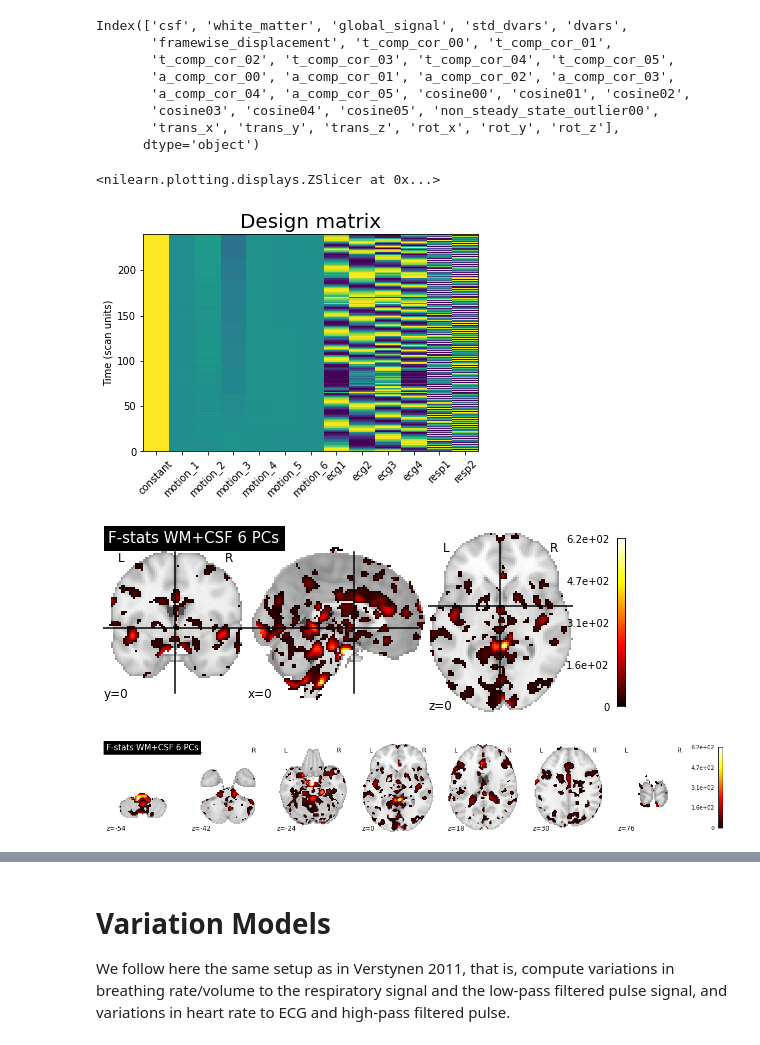
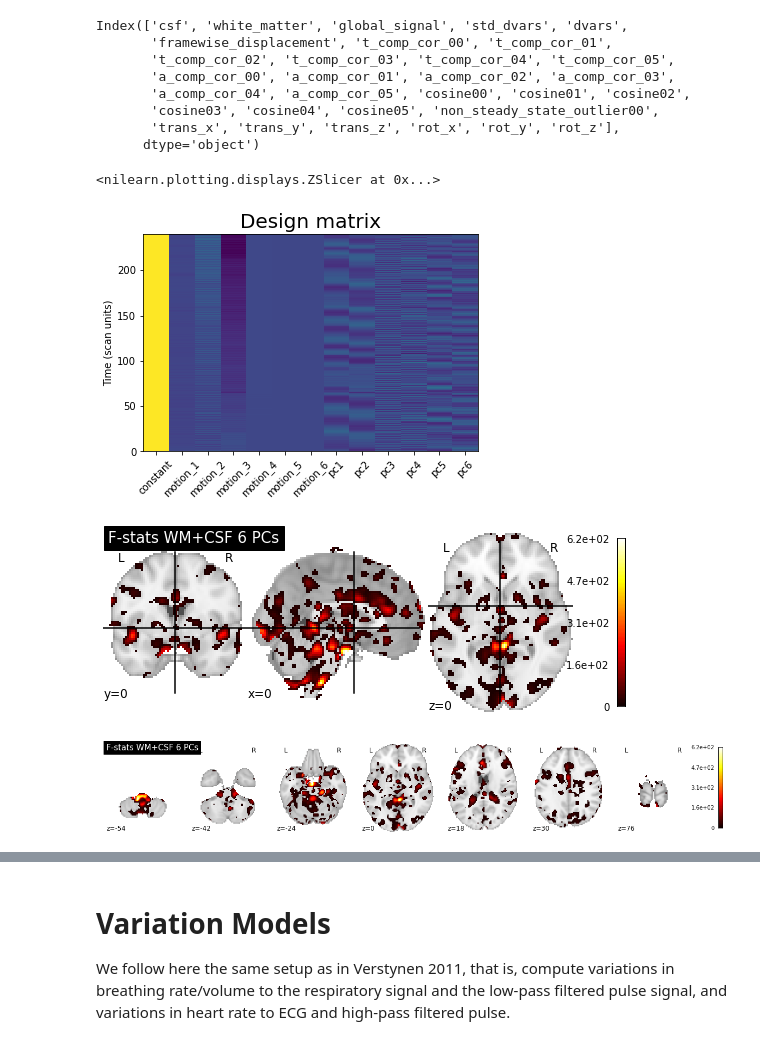
Before and after one commit to CoAxLab/niphlem, a Jupyter notebook: notebooks/demo_ebach.ipynb, the cells around one changed output, grey strips where cells are left out. Cells and saved outputs as stored; diff of their text form; code cells hidden in the pictures.

```diff
--- a/notebooks/demo_ebach.ipynb
+++ b/notebooks/demo_ebach.ipynb
@@ -242,8 +245,12 @@ ecg_regressors = retro_ecg.compute_regressors(signal=ecg_signal, time_scan=frame
 
 retro_resp = RetroicorPhysio(physio_rate=400,
                              t_r=repetition_time,
-                             delta=200,
-                             filtering=None, order=1)
+                             delta=600,
+                             peak_rise=0.75,
+                             filtering="butter",
+                             high_pass=0.25, # This from PhLem example
+                             low_pass=0.5,
+                             order=1)
 resp_regressors = retro_resp.compute_regressors(signal=resp_signal, time_scan=frame_times)
 
 first_level = FirstLevelModel(drift_model=None, noise_model='ols', signal_scaling=False, smoothing_fwhm=6)
@@ -263,21 +270,21 @@ pass
 first_level.fit(bold_img, design_matrices=dm)
 
 # Compute contrasts
-res_dict = first_level.compute_contrast("ecg1+ecg2+ecg3+ecg4", stat_type="F", output_type="all")
-plotting.plot_stat_map(math_img("img1*(img2<0.0001)", img1=res_dict['stat'], img2=res_dict['p_value']),
+res_dict_ecg = first_level.compute_contrast("ecg1+ecg2+ecg3+ecg4", stat_type="F", output_type="all")
+plotting.plot_stat_map(math_img("img1*(img2<0.0001)", img1=res_dict_ecg['stat'], img2=res_dict_ecg['p_value']),
                        cut_coords=(0,0,0), title="F-stats Retroicor (order=2) ECG (Channel 2- Channel 4)")
 
 
-res_dict = first_level.compute_contrast("resp1+resp2", stat_type="F", output_type="all")
-plotting.plot_stat_map(math_img("img1*(img2<0.0001)", img1=res_dict['stat'], img2=res_dict['p_value']),
+res_dict_resp = first_level.compute_contrast("resp1+resp2", stat_type="F", output_type="all")
+plotting.plot_stat_map(math_img("img1*(img2<0.0001)", img1=res_dict_resp['stat'], img2=res_dict_resp['p_value']),
                        cut_coords=(0,0,0), title="F-stats Retroicor (order=1) Respiration Belt")
 
-res_dict = first_level.compute_contrast("ecg1+ecg2+ecg3+ecg4+resp1+resp2", stat_type="F", output_type="all")
+res_dict_full = first_level.compute_contrast("ecg1+ecg2+ecg3+ecg4+resp1+resp2", stat_type="F", output_type="all")
 
-plotting.plot_stat_map(math_img("img1*(img2<0.0001)", img1=res_dict['stat'], img2=res_dict['p_value']),
+plotting.plot_stat_map(math_img("img1*(img2<0.0001)", img1=res_dict_full['stat'], img2=res_dict_full['p_value']),
                        cut_coords=(0,0,0), title="F-stats Retroicor Full model")
 
-plotting.plot_stat_map(math_img("img1*(img2<0.0001)", img1=res_dict['stat'], img2=res_dict['p_value']),
+plotting.plot_stat_map(math_img("img1*(img2<0.0001)", img1=res_dict_full['stat'], img2=res_dict_full['p_value']),
                        display_mode="z", title="F-stats Retroicor Full model")
 # %% [output]
 <nilearn.plotting.displays.ZSlicer at 0x...>
@@ -302,35 +309,35 @@ Index(['csf', 'white_matter', 'global_signal', 'std_dvars', 'dvars',
 # %%
 # Contruct new design matrix
 acompcor_regs = confounders.filter(regex="a_comp_cor")
 dm_acompcor = pd.DataFrame(np.column_stack(([1]*n_samples,  motion, acompcor_regs)),
                            columns= ["constant"] + [f"motion_{ii+1}" for ii in range(motion.shape[1])] +
                            ["pc1", "pc2", "pc3", "pc4", "pc5", "pc6"])
 dm_acompcor.head()
 
 
 fig, ax = plt.subplots()
-ax.pcolormesh(dm)
-ax.set_xticks(np.arange(dm.shape[1])+0.5)
-ax.set_xticklabels(dm.columns, rotation=45)
+ax.pcolormesh(dm_acompcor)
+ax.set_xticks(np.arange(dm_acompcor.shape[1])+0.5)
+ax.set_xticklabels(dm_acompcor.columns, rotation=45)
 ax.set_ylabel("Time (scan units)")
 ax.set_title("Design matrix", size=20)
 pass
 
 first_level = FirstLevelModel(drift_model=None, noise_model='ols', signal_scaling=False, smoothing_fwhm=6)
 first_level.fit(bold_img, design_matrices=dm_acompcor)
 res_dict_acompcor = first_level.compute_contrast("pc1+pc2+pc3+pc4+pc5+pc6", stat_type="F", output_type="all")
 
 plotting.plot_stat_map(math_img("img1*(img2<0.0001)",
                                 img1=res_dict_acompcor['stat'],
                                 img2=res_dict_acompcor['p_value']),
                        cut_coords=(0,0,0), title="F-stats WM+CSF 6 PCs")
 
 plotting.plot_stat_map(math_img("img1*(img2<0.0001)",
                                 img1=res_dict_acompcor['stat'],
                                 img2=res_dict_acompcor['p_value']),
                        display_mode="z", title="F-stats WM+CSF 6 PCs")
 # %% [output]
 <nilearn.plotting.displays.ZSlicer at 0x...>
-[figure, old version]
+[figure, new version]
 [figure]
 [figure]
```
Also changed, not shown: parts of 8 cells of this notebook, 1 other file.
